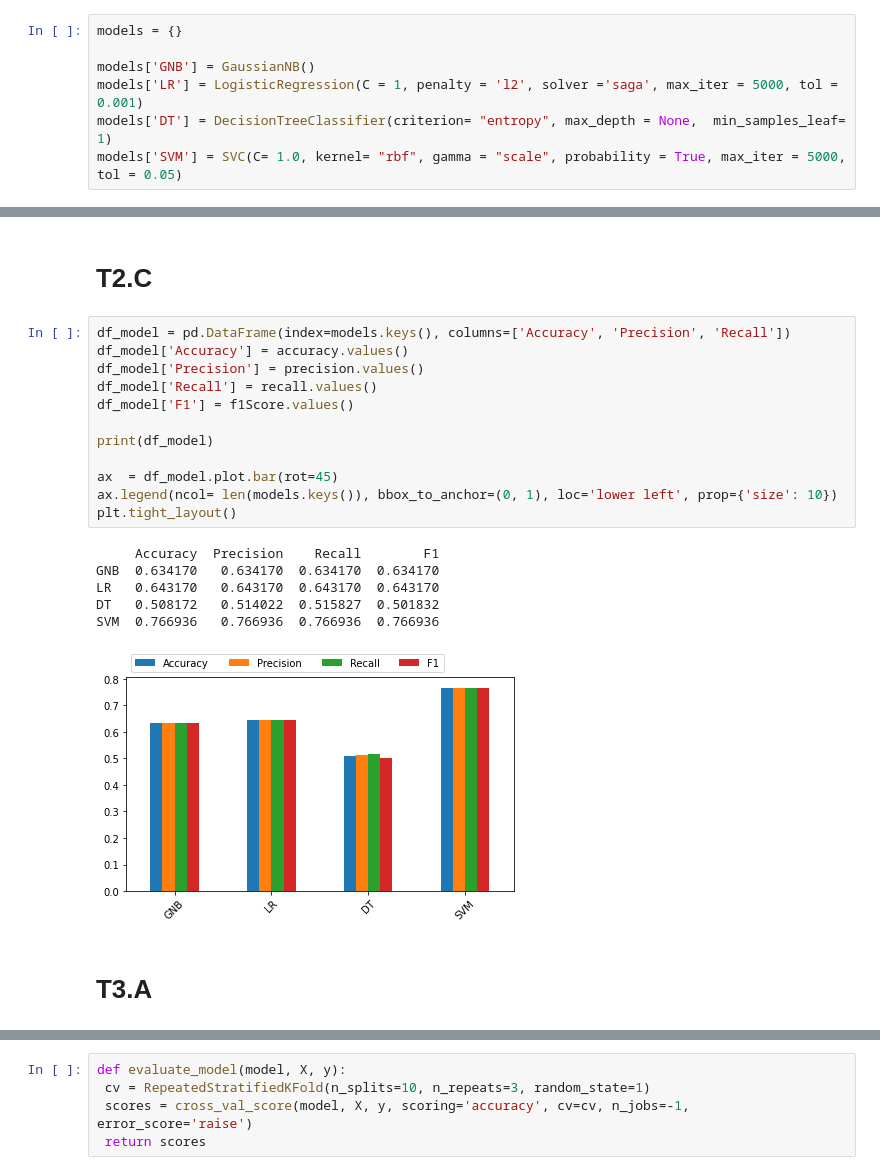
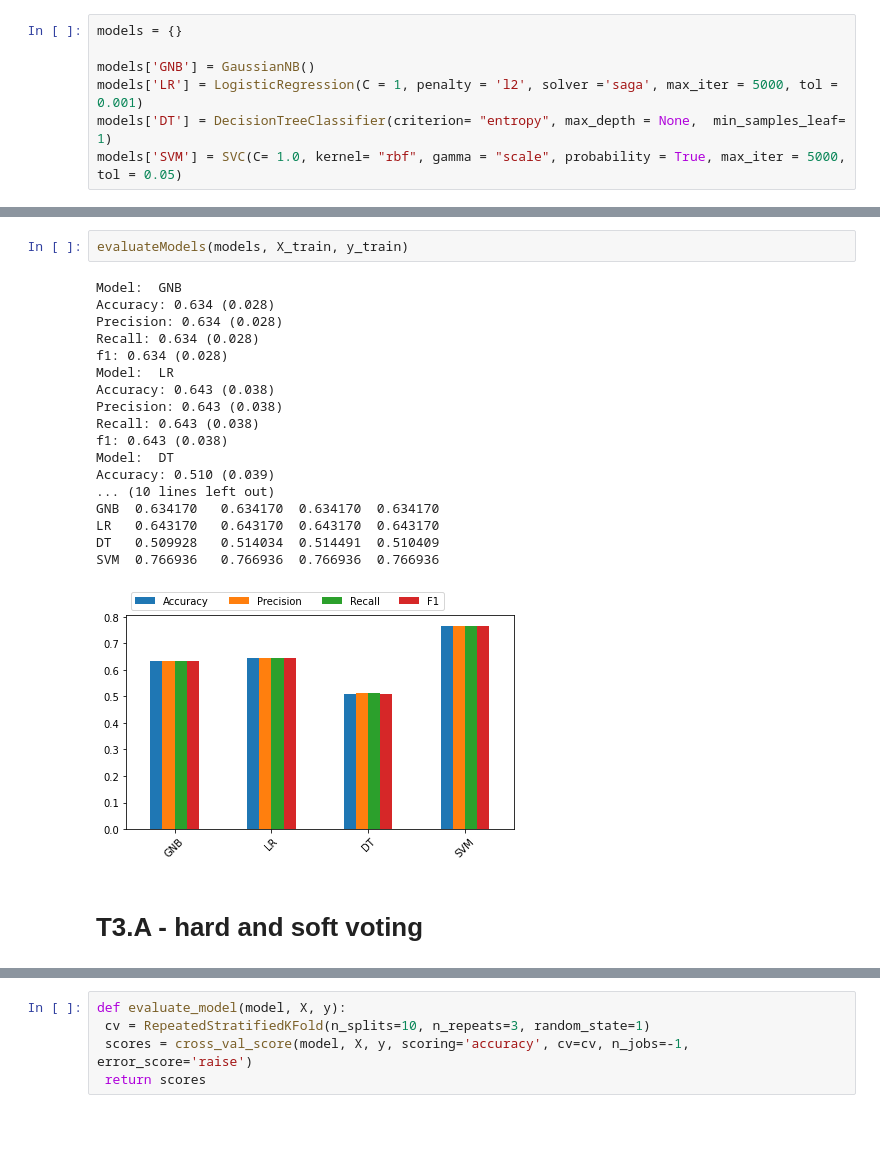
Before and after one commit to claredavies/AutomaticLearning, a Jupyter notebook: Assignment1/SupervisedLearningAssignment.ipynb, the cells around one changed output, grey strips where cells are left out. Cells and saved outputs as stored; diff of their text form; blank space fills up the shorter version.

Commit message:
Tidied up model evaluation into functions

```diff
--- a/Assignment1/SupervisedLearningAssignment.ipynb
+++ b/Assignment1/SupervisedLearningAssignment.ipynb
@@ -330,24 +325,24 @@ f1: 0.767 (0.032)
-# %% [markdown]
-# T2.C
-# %%
-df_model = pd.DataFrame(index=models.keys(), columns=['Accuracy', 'Precision', 'Recall'])
-df_model['Accuracy'] = accuracy.values()
-df_model['Precision'] = precision.values()
-df_model['Recall'] = recall.values()
-df_model['F1'] = f1Score.values()
-
-print(df_model)
-
-ax  = df_model.plot.bar(rot=45)
-ax.legend(ncol= len(models.keys()), bbox_to_anchor=(0, 1), loc='lower left', prop={'size': 10})
-plt.tight_layout()
-# %% [output]
-     Accuracy  Precision    Recall        F1
-GNB  0.634170   0.634170  0.634170  0.634170
-LR   0.643170   0.643170  0.643170  0.643170
-DT   0.508172   0.514022  0.515827  0.501832
-SVM  0.766936   0.766936  0.766936  0.766936
-[figure, removed]
+# %%
+evaluateModels(models, X_train, y_train)
+# %% [output]
+Model:  GNB
+Accuracy: 0.634 (0.028)
+Precision: 0.634 (0.028)
+Recall: 0.634 (0.028)
+f1: 0.634 (0.028)
+Model:  LR
+Accuracy: 0.643 (0.038)
+Precision: 0.643 (0.038)
+Recall: 0.643 (0.038)
+f1: 0.643 (0.038)
+Model:  DT
+Accuracy: 0.510 (0.039)
+... (10 lines left out)
+GNB  0.634170   0.634170  0.634170  0.634170
+LR   0.643170   0.643170  0.643170  0.643170
+DT   0.509928   0.514034  0.514491  0.510409
+SVM  0.766936   0.766936  0.766936  0.766936
+[figure, added]
 # %% [markdown]
-# T3.A
+# T3.A - hard and soft voting
 # %%
```
Also changed, not shown: parts of 12 cells of this notebook.
